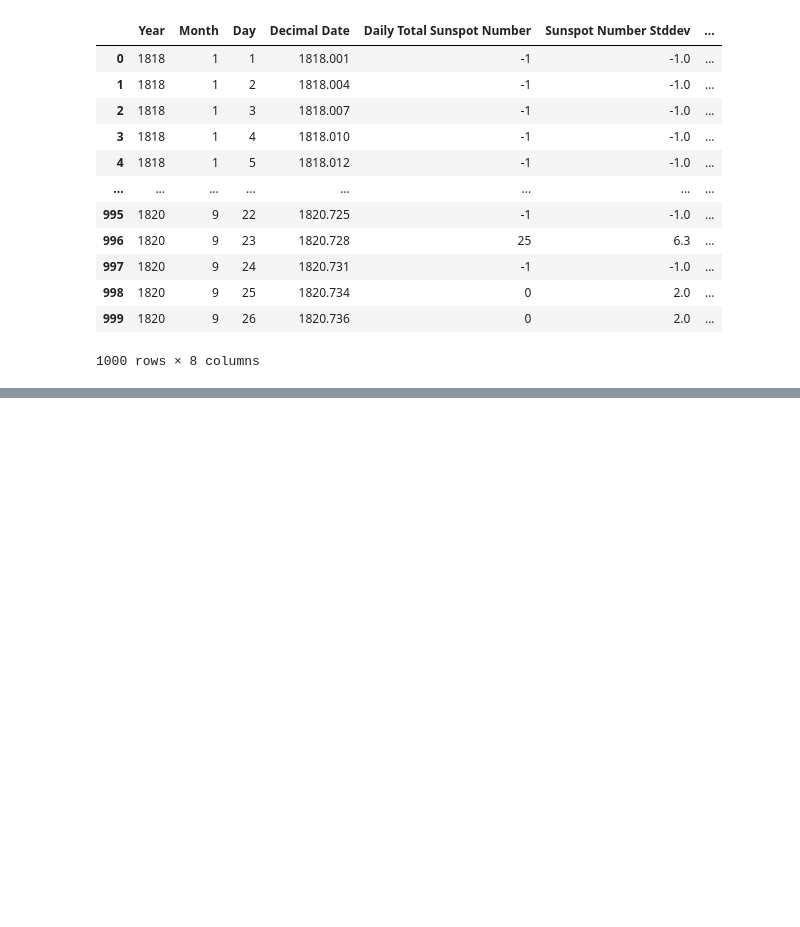
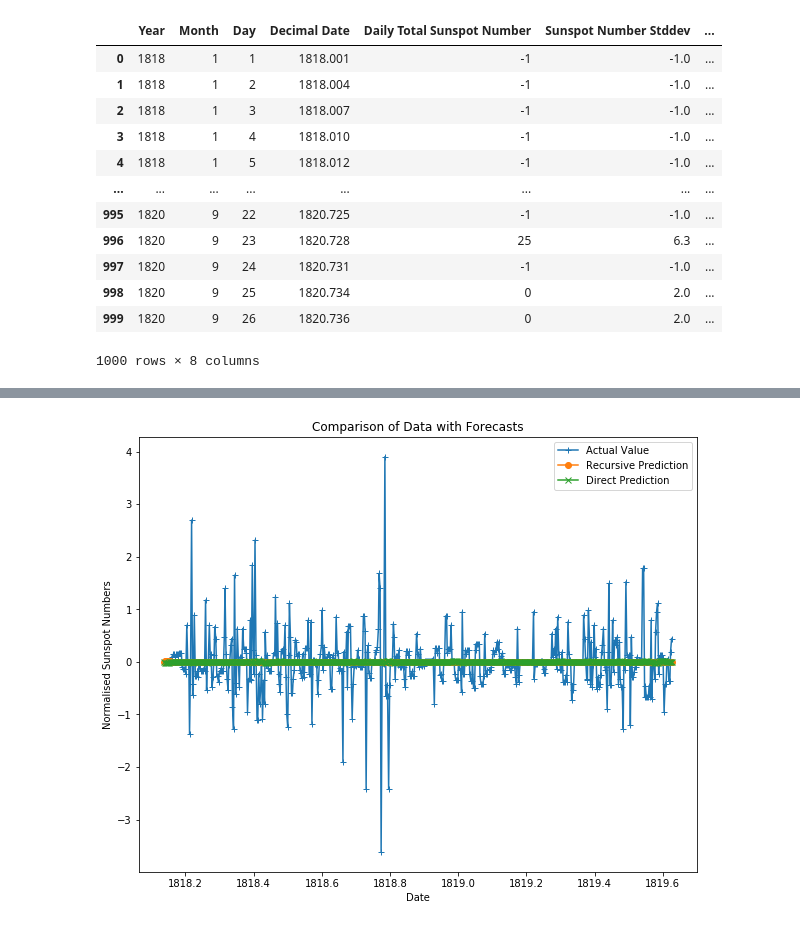
Before and after one commit to adch99/SunspotNumberPredictor, a Jupyter notebook: bin/main.ipynb, the cells around one changed output, grey strips where cells are left out. Cells and saved outputs as stored; diff of their text form; code cells hidden in the pictures; blank space fills up the shorter version.

```diff
--- a/bin/main.ipynb
+++ b/bin/main.ipynb
@@ -188,2 +121,16 @@ plt.plot(idx_train[1:], diff_train_shift)
+# %%
+predictor = network.create_network(predictor=True)
+predictor.set_weights(net.get_weights())
+
+args = (
+    predictor,
+    x_train,
+    y_train,
+    idx_train
+)
+predictor.reset_states()
+plotter.plot_recursive_predictions(*args)
+# %% [output]
+[figure, added]
 # %%
 %tensorboard --logdir logs/fit
```
Also changed, not shown: parts of 13 cells of this notebook, 15 other files.
